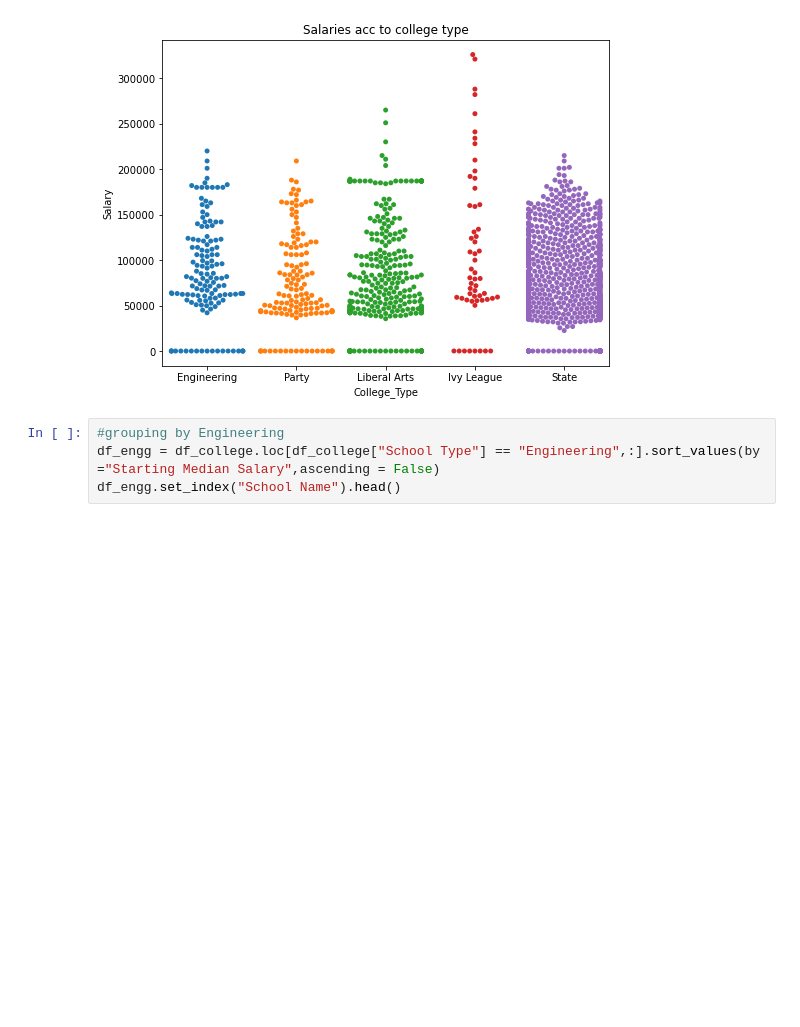
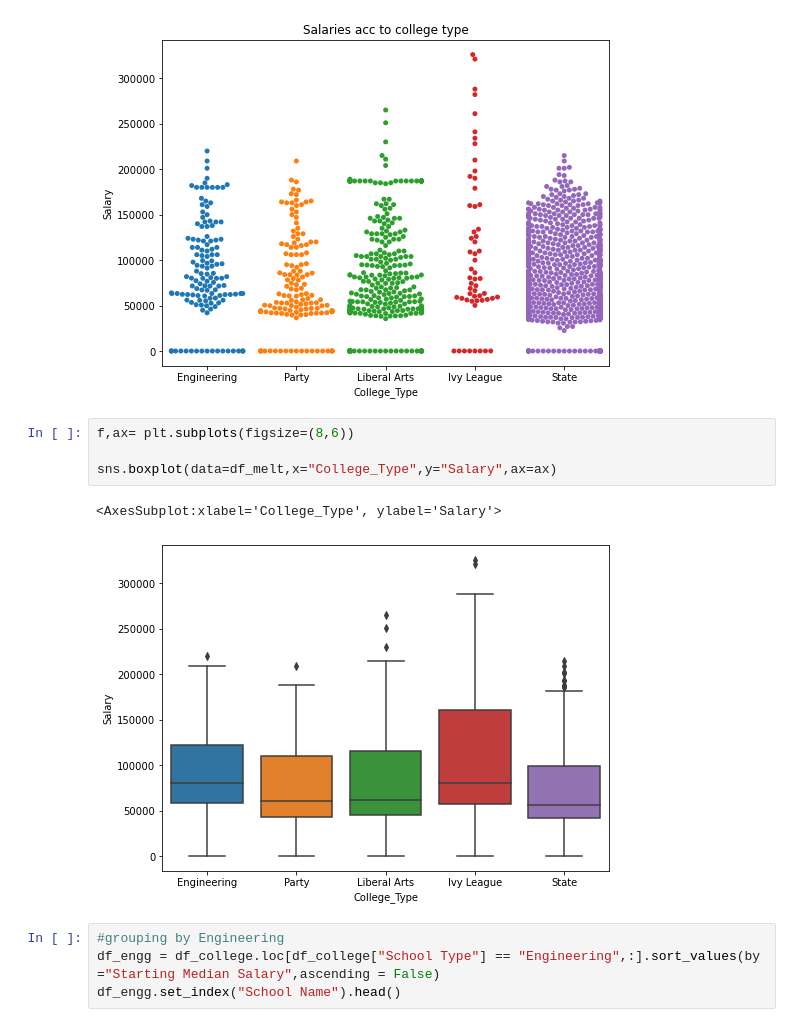
Before and after one commit to RRazvan90/group-3, a Jupyter notebook: Prer_colltype.ipynb, the cells around one changed output. Drawn from its saved outputs; the diff is of its cells as text; blank space fills up the shorter version.

Commit message:
final upload Prer_collype and prerna analysis of college trends

```diff
--- a/Prer_colltype.ipynb
+++ b/Prer_colltype.ipynb
@@ -169,6 +169,13 @@ ax.set_title("Salaries acc to college type")
 plt.show()
 # %% [output]
 [figure]
+# %%
+f,ax= plt.subplots(figsize=(8,6))
+
+sns.boxplot(data=df_melt,x="College_Type",y="Salary",ax=ax)
+# %% [output]
+<AxesSubplot:xlabel='College_Type', ylabel='Salary'>
+[figure, added]
 # %%
 #grouping by Engineering
 df_engg = df_college.loc[df_college["School Type"] == "Engineering",:].sort_values(by ="Starting Median Salary",ascending = False)
```
Also changed, not shown: 5 other files.
